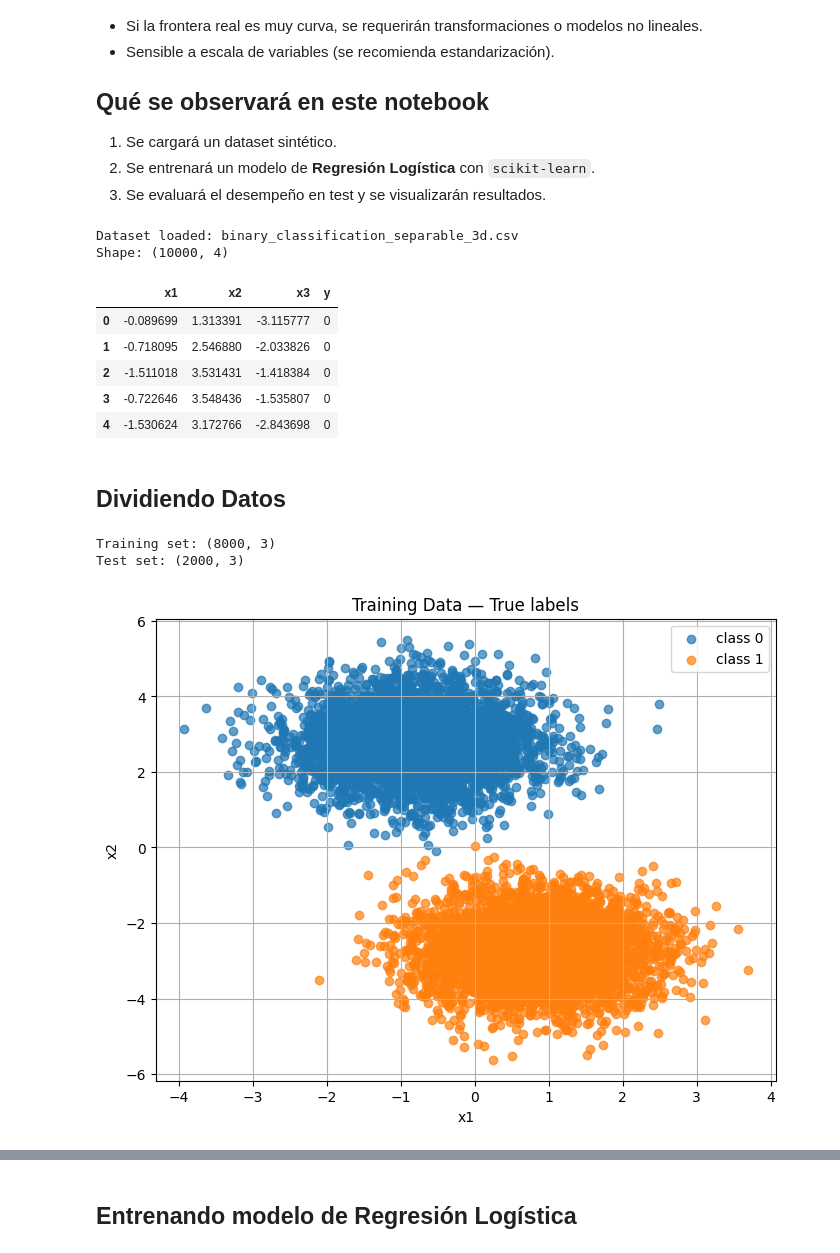
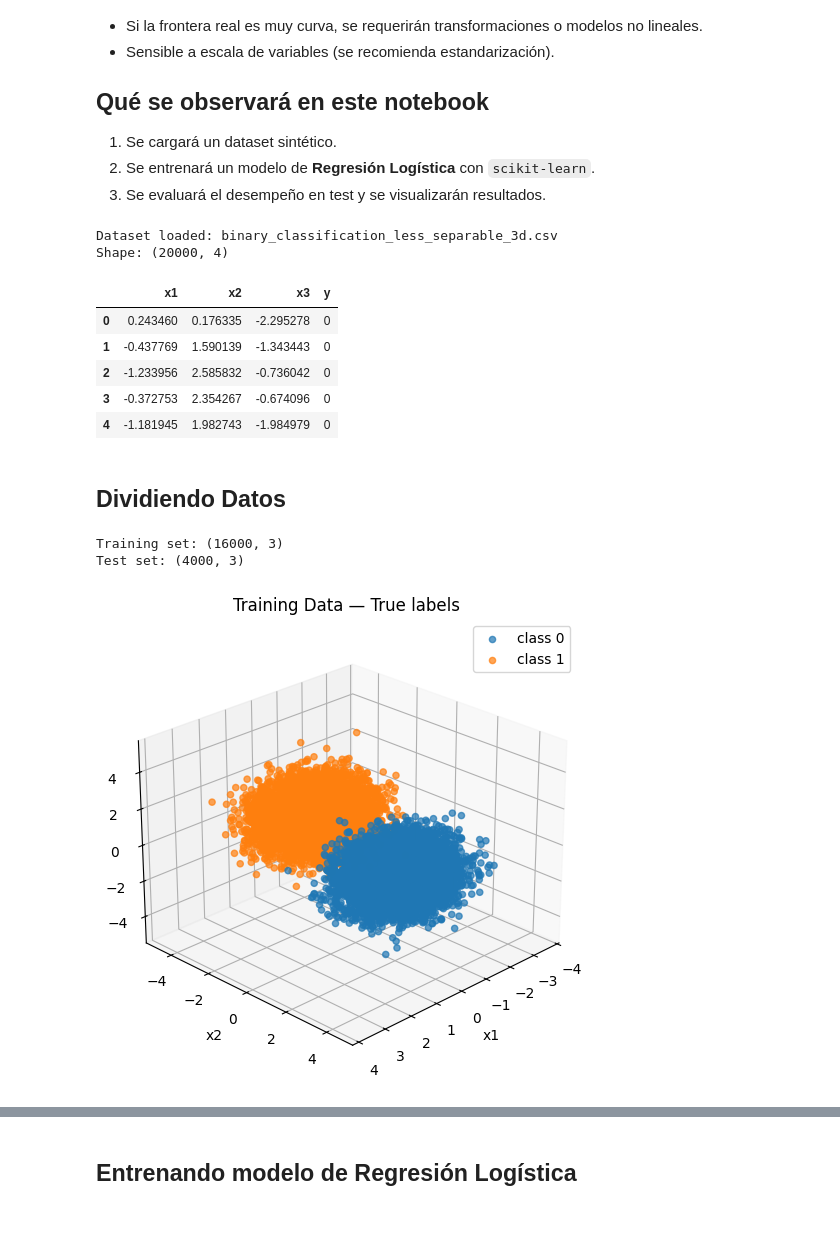
Before and after one commit to VictorHugoBorrayo/Intro_DS-ML, a Jupyter notebook: models/regresion_logistica.ipynb, the cells around one changed output, grey strips where cells are left out. Cells and saved outputs as stored; diff of their text form; code cells hidden in the pictures; blank space fills up the shorter version.

```diff
--- a/models/regresion_logistica.ipynb
+++ b/models/regresion_logistica.ipynb
@@ -76,7 +76,7 @@ from utils.classification_functions import *
 # %%
 # Cell 3 — Leyendo datos
 
-DATA_FILE = "binary_classification_separable_3d.csv"  # cambiar aquí
+DATA_FILE = "binary_classification_less_separable_3d.csv"  # cambiar aquí
 
 data_path = Path("../data/mocked_data") / DATA_FILE
 df = pd.read_csv(data_path)
@@ -89,14 +89,14 @@ print(f"Shape: {df.shape}")
 
 df.head()
 # %% [output]
-Dataset loaded: binary_classification_separable_3d.csv
-Shape: (10000, 4)
+Dataset loaded: binary_classification_less_separable_3d.csv
+Shape: (20000, 4)
 |  | x1 | x2 | x3 | y |
-| 0 | -0.089699 | 1.313391 | -3.115777 | 0 |
-| 1 | -0.718095 | 2.546880 | -2.033826 | 0 |
-| 2 | -1.511018 | 3.531431 | -1.418384 | 0 |
-| 3 | -0.722646 | 3.548436 | -1.535807 | 0 |
-| 4 | -1.530624 | 3.172766 | -2.843698 | 0 |
+| 0 | 0.243460 | 0.176335 | -2.295278 | 0 |
+| 1 | -0.437769 | 1.590139 | -1.343443 | 0 |
+| 2 | -1.233956 | 2.585832 | -0.736042 | 0 |
+| 3 | -0.372753 | 2.354267 | -0.674096 | 0 |
+| 4 | -1.181945 | 1.982743 | -1.984979 | 0 |
 # %% [markdown]
 ## Dividiendo Datos
 # %%
@@ -117,19 +117,19 @@ X_train, X_test, y_train, y_test = train_test_split(
 print("Training set:", X_train.shape)
 print("Test set:", X_test.shape)
 # %% [output]
-Training set: (8000, 3)
-Test set: (2000, 3)
+Training set: (16000, 3)
+Test set: (4000, 3)
 # %%
 # Cell 5 — Plot Training
 
 plot_points(
     X_train.to_numpy(),
     y_train.to_numpy(),
-    dims=2,
+    dims=3,
     title="Training Data — True labels"
 )
 # %% [output]
-[figure, old version]
+[figure, new version]
 # %%
 # Cell 6 — Plot Test
 
```
Also changed, not shown: parts of 4 cells of this notebook, 3 other files.
